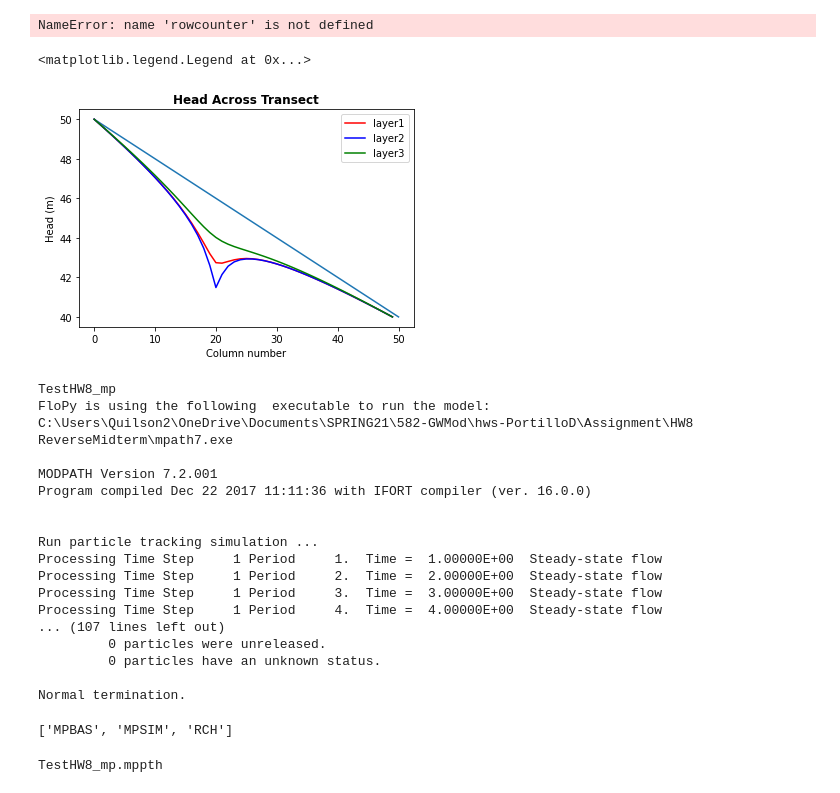
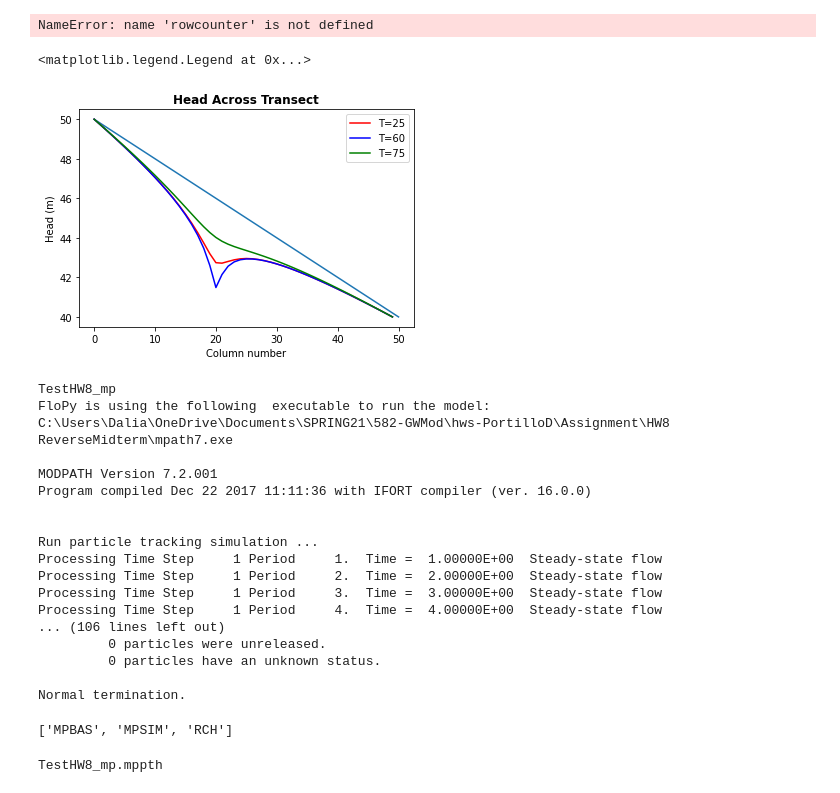
Before and after one commit to GW-modelling-Spring2021/hws-PortilloD, a Jupyter notebook: Assignment/HW8 ReverseMidterm/TestHW8.ipynb, the cells around one changed output. Drawn from its saved outputs; the diff is of its cells as text; code cells hidden in the pictures.

```diff
--- a/Assignment/HW8 ReverseMidterm/TestHW8.ipynb
+++ b/Assignment/HW8 ReverseMidterm/TestHW8.ipynb
@@ -74,10 +73,10 @@ sp_len = 360                             # days per year
 #sp1_len = 90                            # Length of stress period 1 in days
 #sp2_len = 360-sp1_len                   # Length of stress period 2 in days
 #sim_years = 100                         # number of years for transient simulation
-nper1 = int(nper*yr1+1)
+nper1 = int(nper*yr1)
 nper2 = int(nper*yr2)
 nper3 = int(nper*yr3)
-nper4 = int(nper*sim_yearsT+1)
+nper4 = int(nper*sim_yearsT)
 
 #setup the steady state array
 steady1 = np.ones(nper1, dtype=bool)           # steady-state or transient flag for each stress period (boolean array)
@@ -328,7 +328,9 @@ headarray=np.zeros((len(times),ncol,nrow))
 frf=np.zeros((len(times),ncol,nrow))
 fff=np.zeros((len(times),ncol,nrow))
 
-temphead = headobj.get_data(totim=nper4) #append heads to head list for each stress per
+temphead = headobj.get_data(totim=5) #append heads to head list for each stress per
+temphead1 = headobj.get_data(totim=15) #append heads to head list for each stress per
+temphead2 = headobj.get_data(totim=nper4) #append heads to head list for each stress per
 # %%
 
 
@@ -380,18 +382,18 @@ NameError: name 'rowcounter' is not defined
 # %%
 #plot head distribution at years 0, half of sim time, end of sim time
 linx = [50,0]
 liny = [40,50]
 plt.plot(linx,liny)
-plt.plot(np.arange(nrow),temphead[0,20,:],'r',label='layer1')
-plt.plot(np.arange(nrow),temphead[1,20,:],'b',label='layer2')
-plt.plot(np.arange(nrow),temphead[2,25,:],'g',label='layer3')
+plt.plot(np.arange(nrow),temphead[0,20,:],'r',label='T=25')
+plt.plot(np.arange(nrow),temphead1[1,20,:],'b',label='T=60')
+plt.plot(np.arange(nrow),temphead2[2,25,:],'g',label='T=75')
 plt.xlabel('Column number')
 plt.ylabel('Head (m)')
 plt.title("Head Across Transect",fontweight='bold')
 plt.legend()
 # %% [output]
 <matplotlib.legend.Legend at 0x...>
-[figure, old version]
+[figure, new version]
 # %%
 # 3d plot
 
@@ -449,7 +451,7 @@ pg1 = flopy.modpath.ParticleGroup(particlegroupname='PG2', particledata=part1,
 # %%
 #Set the range of cell to add particles to
 # [layerstart, rowstart, colstart,  layerend, rowend,  colend]
-locsb = [[2, 0, 0, 2, 22, 22]]
+locsb = [[1, 0, 0, 1, 22, 22]]
 sd = flopy.modpath.CellDataType(drape=0, columncelldivisions=3,
                                 rowcelldivisions=3, layercelldivisions=1) #Number of part per cell
 #setup theparticles
@@ -478,7 +480,7 @@ mp3.run_model()
 mp3.get_package_list()
 # %% [output]
 TestHW8_mp
-FloPy is using the following  executable to run the model: C:\Users\Quilson2\OneDrive\Documents\SPRING21\582-GWMod\hws-PortilloD\Assignment\HW8 ReverseMidterm\mpath7.exe
+FloPy is using the following  executable to run the model: C:\Users\Dalia\OneDrive\Documents\SPRING21\582-GWMod\hws-PortilloD\Assignment\HW8 ReverseMidterm\mpath7.exe
 
 MODPATH Version 7.2.001
 Program compiled Dec 22 2017 11:11:36 with IFORT compiler (ver. 16.0.0)
@@ -489,7 +491,7 @@ Processing Time Step     1 Period     1.  Time =  1.00000E+00  Steady-state flow
 Processing Time Step     1 Period     2.  Time =  2.00000E+00  Steady-state flow
 Processing Time Step     1 Period     3.  Time =  3.00000E+00  Steady-state flow
 Processing Time Step     1 Period     4.  Time =  4.00000E+00  Steady-state flow
-... (107 lines left out)
+... (106 lines left out)
          0 particles were unreleased.
          0 particles have an unknown status.
 
```
Also changed, not shown: parts of 10 cells of this notebook, 24 other files.
